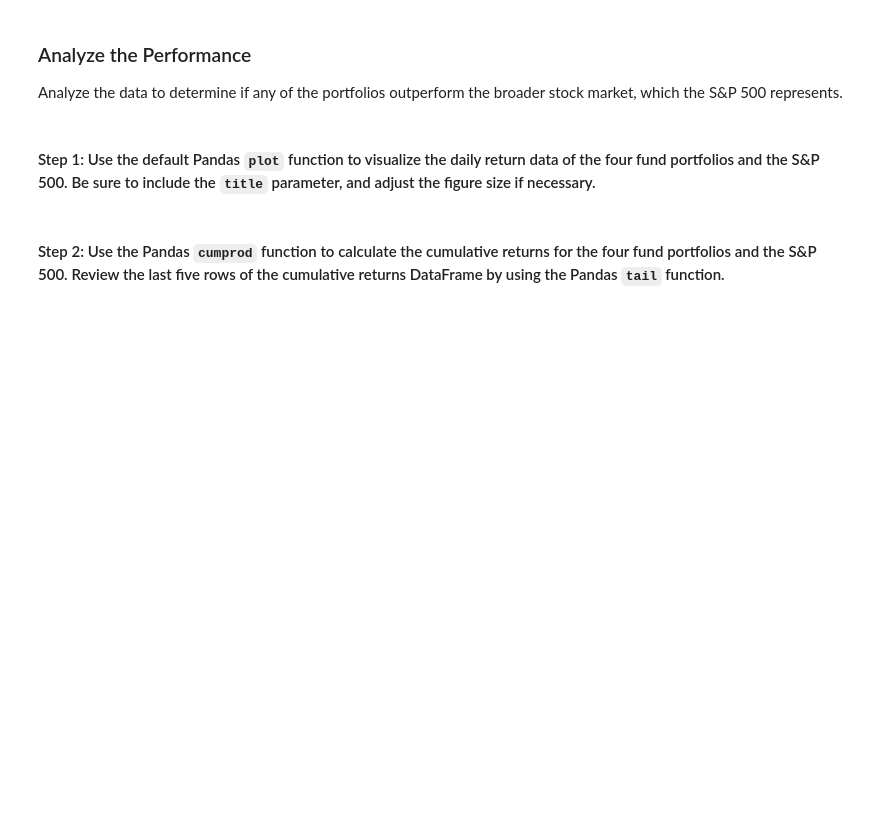
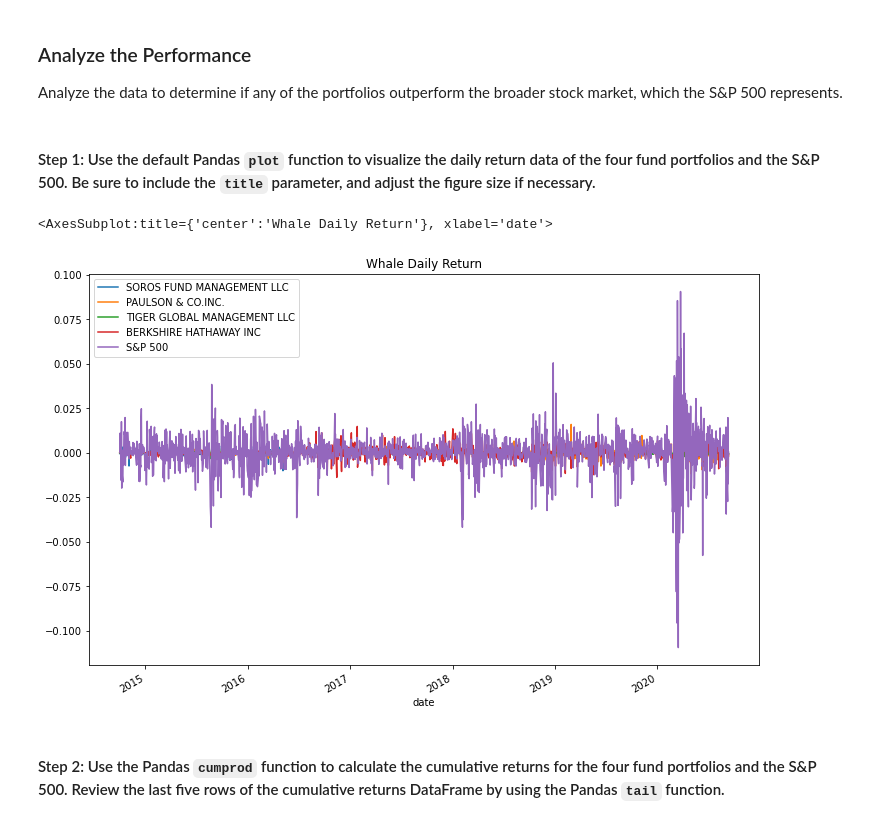
Before and after one commit to rajtolani/Challenge4-Risk-return-analysis, a Jupyter notebook: risk_return_analysis.ipynb, the cells around one changed output. Saved outputs shown, nothing was run; the diff lists cells and outputs as text; code cells hidden in the pictures; blank space fills up the shorter version.

Commit message:
Intermediate version with partial code till plot of Daily Returns

```diff
--- a/risk_return_analysis.ipynb
+++ b/risk_return_analysis.ipynb
@@ -135,3 +135,7 @@ whale_df
 # Drop any rows with all missing values
 # Review the first five rows of the daily returns DataFrame.
 # YOUR CODE HERE
+whale_daily_returns= whale_df.pct_change()
+whale_daily_returns
+whale_daily_returns=whale_daily_returns.dropna()
+whale_daily_returns
@@ -150,7 +169,11 @@ Analyze the data to determine if any of the portfolios outperform the broader st
 # %%
 # Plot the daily return data of the 4 funds and the S&P 500
 # Inclue a title parameter and adjust the figure size
 # YOUR CODE HERE
+whale_daily_returns.plot(title='Whale Daily Return', figsize=(12,8))
+# %% [output]
+<AxesSubplot:title={'center':'Whale Daily Return'}, xlabel='date'>
+[figure, added]
 # %% [markdown]
 #### Step 2: Use the Pandas `cumprod` function to calculate the cumulative returns for the four fund portfolios and the S&P 500. Review the last five rows of the cumulative returns DataFrame by using the Pandas `tail` function.
 # %%
```
Also changed, not shown: parts of 1 cell of this notebook.
